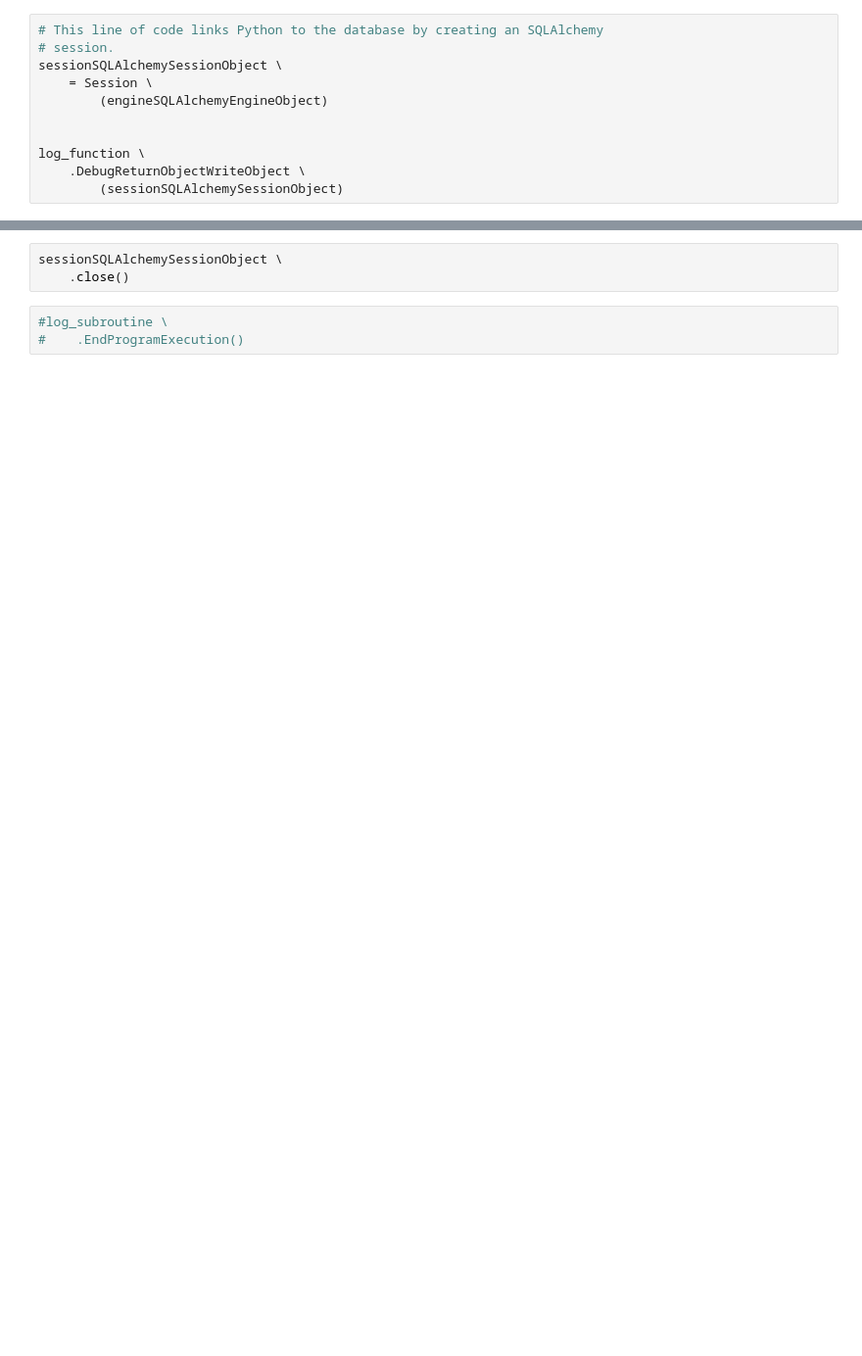
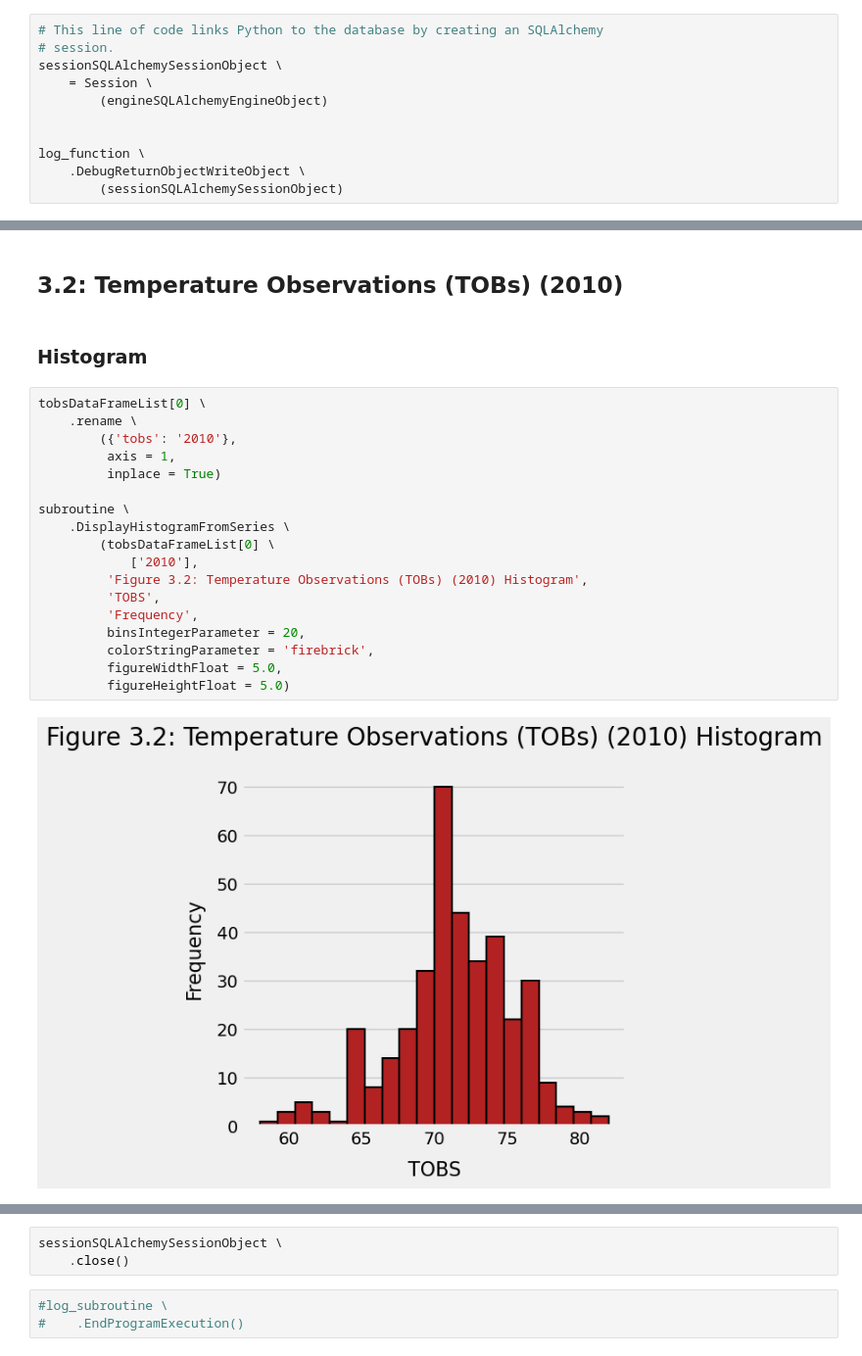
Before and after one commit to njamesgeorge1223/Precipitation-Analysis-from-Weather-Stations-using-SQLAlchemy, a Jupyter notebook: ClimatePy.ipynb, the cells around one changed output, grey strips where cells are left out. Shown at 98% size. Saved outputs shown, nothing was run; the diff lists cells and outputs as text; blank space fills up the shorter version.

```diff
--- a/ClimatePy.ipynb
+++ b/ClimatePy.ipynb
@@ -511,0 +573,24 @@ subroutine \
+# %% [markdown]
+## **3.2: Temperature Observations (TOBs) (2010)**
+# %% [markdown]
+### **Histogram**
+# %%
+tobsDataFrameList[0] \
+    .rename \
+        ({'tobs': '2010'},
+         axis = 1,
+         inplace = True)
+
+subroutine \
+    .DisplayHistogramFromSeries \
+        (tobsDataFrameList[0] \
+            ['2010'],
+         'Figure 3.2: Temperature Observations (TOBs) (2010) Histogram',
+         'TOBS',
+         'Frequency',
+         binsIntegerParameter = 20,
+         colorStringParameter = 'firebrick',
+         figureWidthFloat = 5.0,
+         figureHeightFloat = 5.0)
+# %% [output]
+[figure, added]
```
Also changed, not shown: parts of 198 cells of this notebook, 2 other files.
